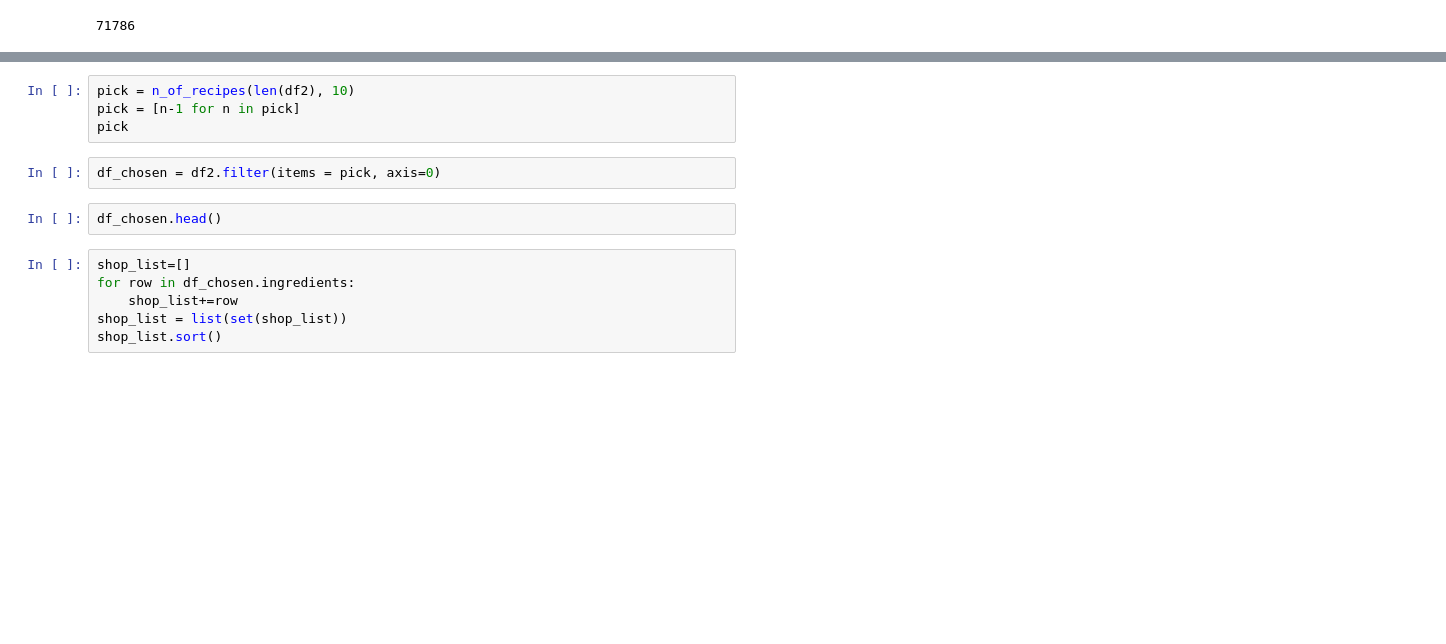
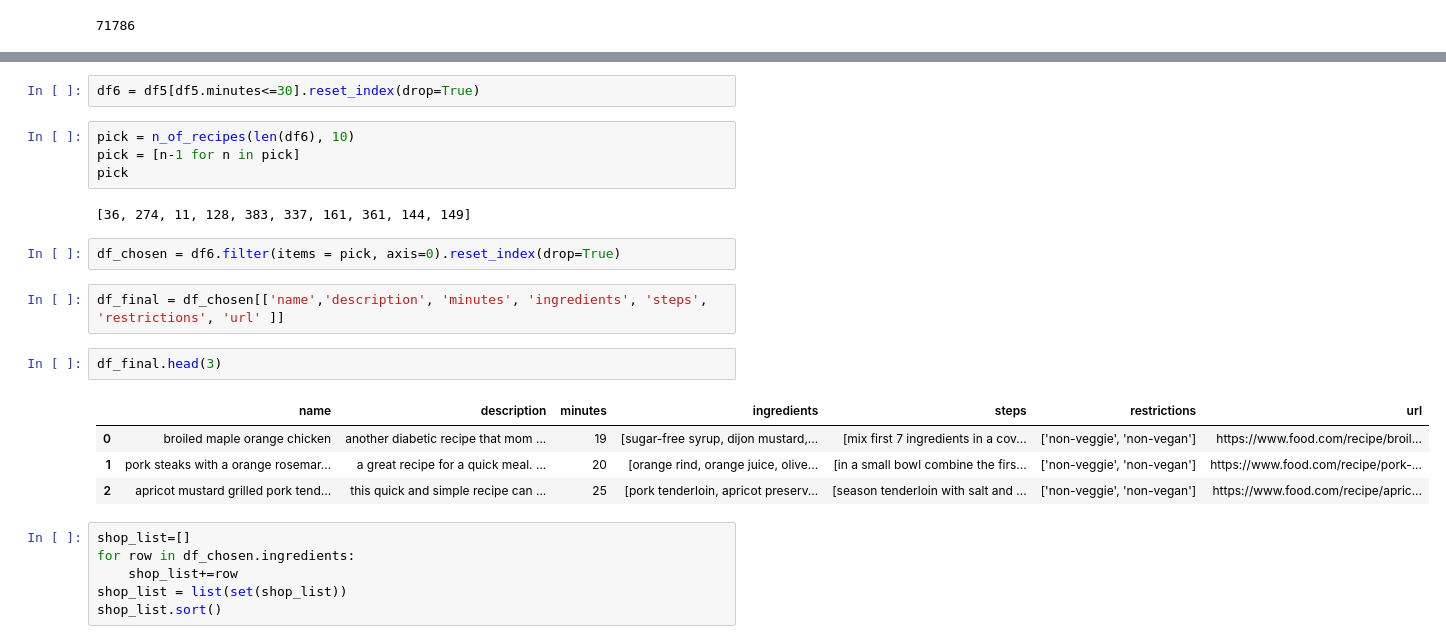
Before and after one commit to nico-stan/recipes, a Jupyter notebook: queries.ipynb, the cells around one changed output, grey strips where cells are left out. Cells and saved outputs as stored; diff of their text form; blank space fills up the shorter version.

```diff
--- a/queries.ipynb
+++ b/queries.ipynb
@@ -64,11 +86,22 @@ df[df.n_steps<=5].sample()
+# %%
+df6 = df5[df5.minutes<=30].reset_index(drop=True)
 # %%
-pick = n_of_recipes(len(df2), 10)
+pick = n_of_recipes(len(df6), 10)
 pick = [n-1 for n in pick]
 pick
+# %% [output]
+[36, 274, 11, 128, 383, 337, 161, 361, 144, 149]
 # %%
-df_chosen = df2.filter(items = pick, axis=0)
+df_chosen = df6.filter(items = pick, axis=0).reset_index(drop=True)
-# %%
-df_chosen.head()
+# %%
+df_final = df_chosen[['name','description', 'minutes', 'ingredients', 'steps', 'restrictions', 'url' ]]
+# %%
+df_final.head(3)
+# %% [output]
+|  | name | description | minutes | ingredients | steps | restrictions | url |
+| 0 | broiled maple orange chicken | another diabetic recipe that mom ... | 19 | [sugar-free syrup, dijon mustard,... | [mix first 7 ingredients in a cov... | ['non-veggie', 'non-vegan'] | https://www.food.com/recipe/broil... |
+| 1 | pork steaks with a orange rosemar... | a great recipe for a quick meal. ... | 20 | [orange rind, orange juice, olive... | [in a small bowl combine the firs... | ['non-veggie', 'non-vegan'] | https://www.food.com/recipe/pork-... |
+| 2 | apricot mustard grilled pork tend... | this quick and simple recipe can ... | 25 | [pork tenderloin, apricot preserv... | [season tenderloin with salt and ... | ['non-veggie', 'non-vegan'] | https://www.food.com/recipe/apric... |
 # %%
 shop_list=[]
 for row in df_chosen.ingredients:
```
Also changed, not shown: parts of 34 cells of this notebook.
